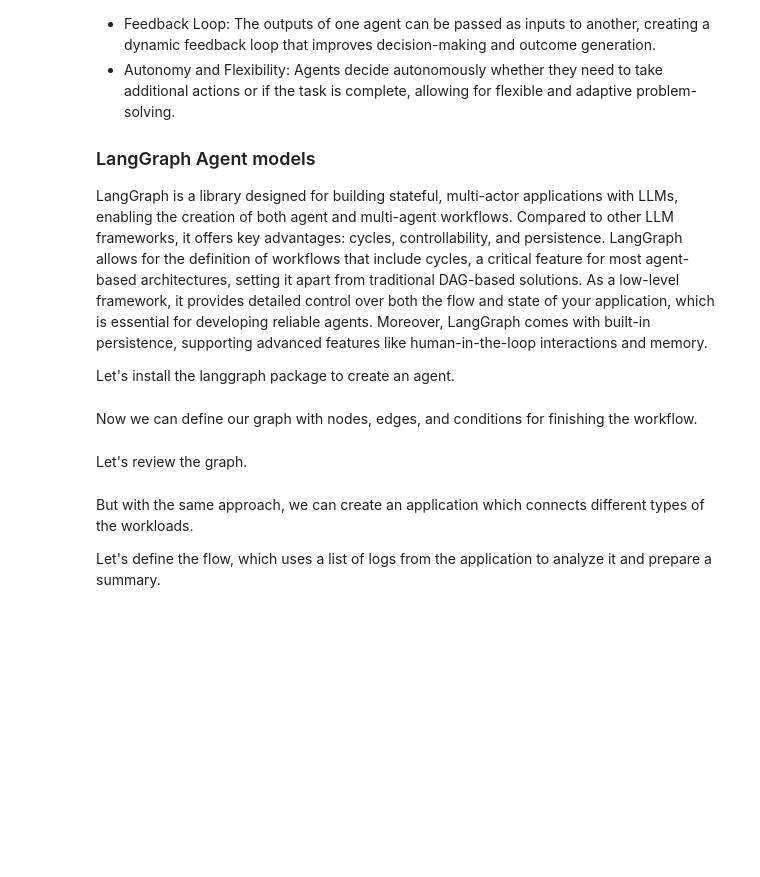
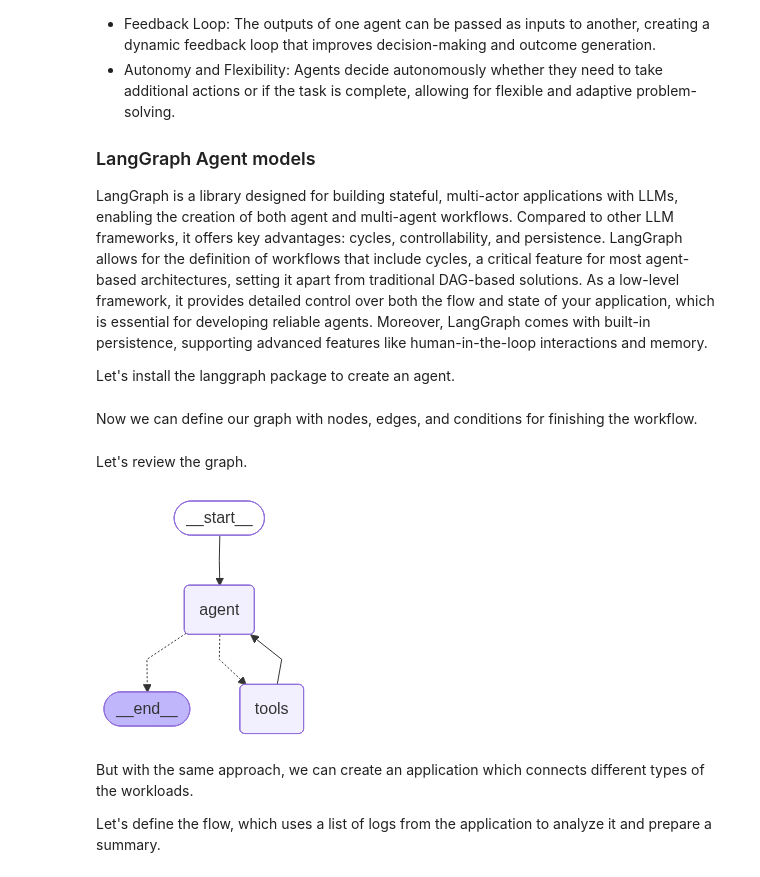
Before and after one commit to jyshtty/my_daily_kb_update, a Jupyter notebook: my_agentic_ai_knowledge_base/llm_notebooks/agents/agents_examples.ipynb, the cells around one changed output. Cells and saved outputs as stored; diff of their text form; code cells hidden in the pictures; blank space fills up the shorter version.

Commit message:
Update agents notebook, add langgraph state md, fix rag notebook
Co-Authored-By: Claude Sonnet 4.6 <noreply@anthropic.com>

```diff
--- a/my_agentic_ai_knowledge_base/llm_notebooks/agents/agents_examples.ipynb
+++ b/my_agentic_ai_knowledge_base/llm_notebooks/agents/agents_examples.ipynb
@@ -132,10 +166,11 @@ if response.choices[0].message.tool_calls:
 # %% [markdown]
 Extract the arguments from the tool call and call the function with the provided arguments.
 # %%
-arguments = json.loads(response.choices[0].message.tool_calls[0].function.arguments)
-question = arguments.get('question')
-
-tool_call_result = music_prediction(question)
-
-print("Function Response:")
-print(tool_call_result)
+if response.choices[0].message.tool_calls:
+    arguments = json.loads(response.choices[0].message.tool_calls[0].function.arguments)
+    question = arguments.get("question")
+    tool_call_result = music_prediction(question)
+    print("Function Response:")
+    print(tool_call_result)
+else:
+    print("Model did not call a tool:", response.choices[0].message.content)
@@ -142,8 +180,9 @@ print(tool_call_result)
 # %% [markdown]
 And now store result into chat history to use the result by LLM.
 # %%
-messages.append(response.choices[0].message)
-messages.append({"role": "tool", "content": json.dumps({"result": tool_call_result}), "tool_call_id": response.choices[0].message.tool_calls[0].id})
+if response.choices[0].message.tool_calls:
+    messages.append(response.choices[0].message)
+    messages.append({"role": "tool", "content": json.dumps({"result": tool_call_result}), "tool_call_id": response.choices[0].message.tool_calls[0].id})
 # %% [markdown]
 
 Now, let's test the model with the updated chat history. We will ask the model about the best rock band in 2050 again and check if it can provide a response using the tool call result.
@@ -318,3 +326,51 @@ display(Image(app.get_graph().draw_mermaid_png()))
+# %%
+from typing import Literal
+
+from langgraph.checkpoint.memory import MemorySaver
+from langgraph.graph import END, START, StateGraph, MessagesState
+from langgraph.prebuilt import ToolNode
+
+
+tool_node = ToolNode(tools)
+llm = model.bind_tools(tools)
+
+
+def should_continue(state: MessagesState) -> Literal["tools", END]:
+    messages = state['messages']
+    last_message = messages[-1]
+    if last_message.tool_calls:
+        return "tools"
+    return END
+
+
+def call_model(state: MessagesState):
+    messages = state['messages']
+    response = llm.invoke(messages)
+    return {"messages": [response]}
+
+
+workflow = StateGraph(MessagesState)
+
+workflow.add_node("agent", call_model)
+workflow.add_node("tools", tool_node)
+
+workflow.add_edge(START, "agent")
+
+workflow.add_conditional_edges(
+    "agent",
+    should_continue,
+)
+
+workflow.add_edge("tools", 'agent')
+
+checkpointer = MemorySaver()
+
+app = workflow.compile(checkpointer=checkpointer)
+
+from IPython.display import Image, display
+display(Image(app.get_graph().draw_mermaid_png()))
+# %% [output]
+[figure, added]
 # %% [markdown]
 But with the same approach, we can create an application which connects different types of the workloads.
 
```
Also changed, not shown: parts of 35 cells of this notebook, 1 other file.
